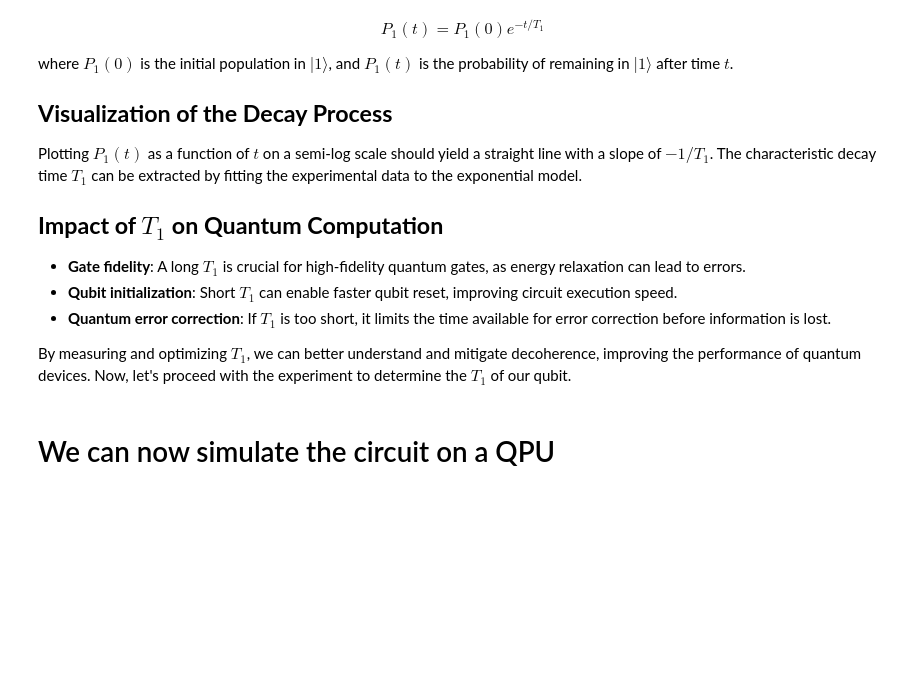
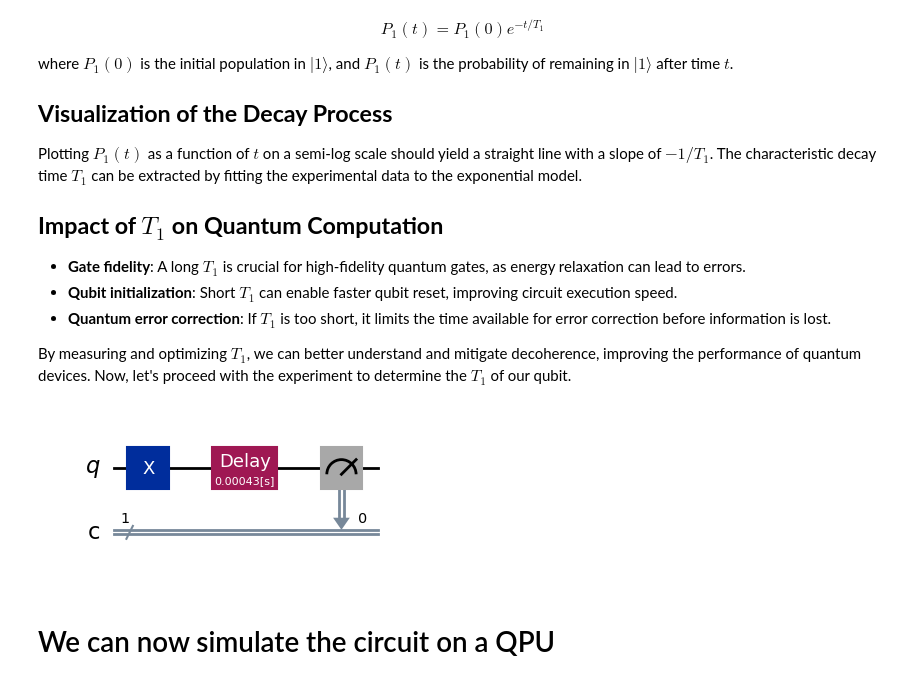
Before and after one commit to tanguyyyy/quantum_computing_psl_week, a Jupyter notebook: Lecture 5/01_T1_T2.ipynb, the cells around one changed output. Drawn from its saved outputs; the diff is of its cells as text; code cells hidden in the pictures; blank space fills up the shorter version.

```diff
--- a/Lecture 5/01_T1_T2.ipynb
+++ b/Lecture 5/01_T1_T2.ipynb
@@ -86,12 +88,14 @@ By measuring and optimizing $ T_1 $, we can better understand and mitigate decoh
 # %%
 qc = QuantumCircuit(1,1)
 qc.x(0)
 # we add a delay to the circuit
-T = 100e-6 # 100 microseconds
+T = 430e-6 # 100 microseconds
 qc.delay(T,unit="s") # This is a delay of 100 microseconds
 
 qc.measure(0,0)
 qc.draw('mpl')
+# %% [output]
+[figure, added]
 # %% [markdown]
 # We can now simulate the circuit on a QPU
 # %%
```
Also changed, not shown: parts of 22 cells of this notebook.
